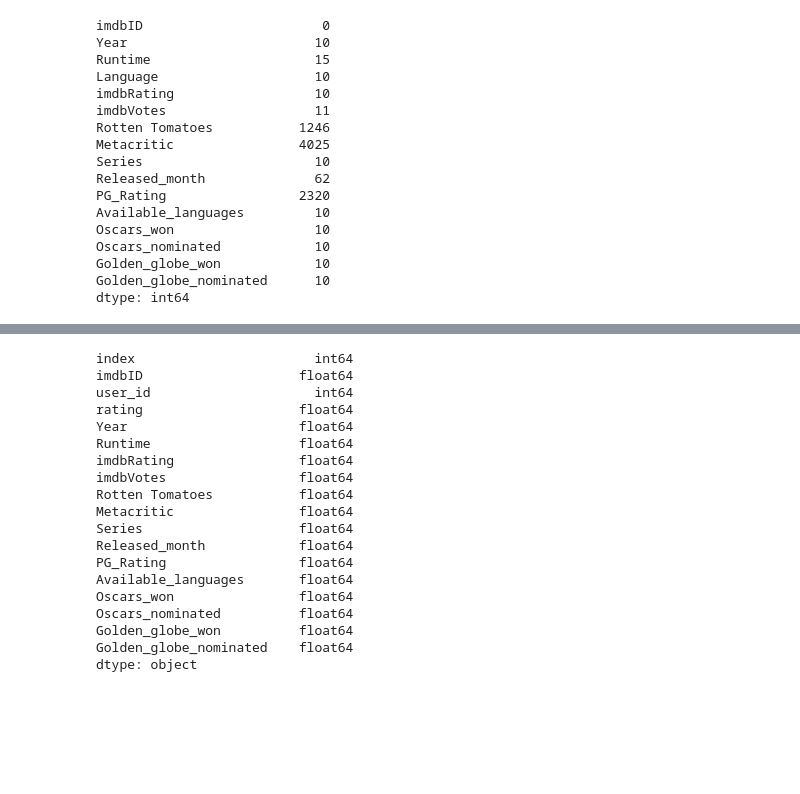
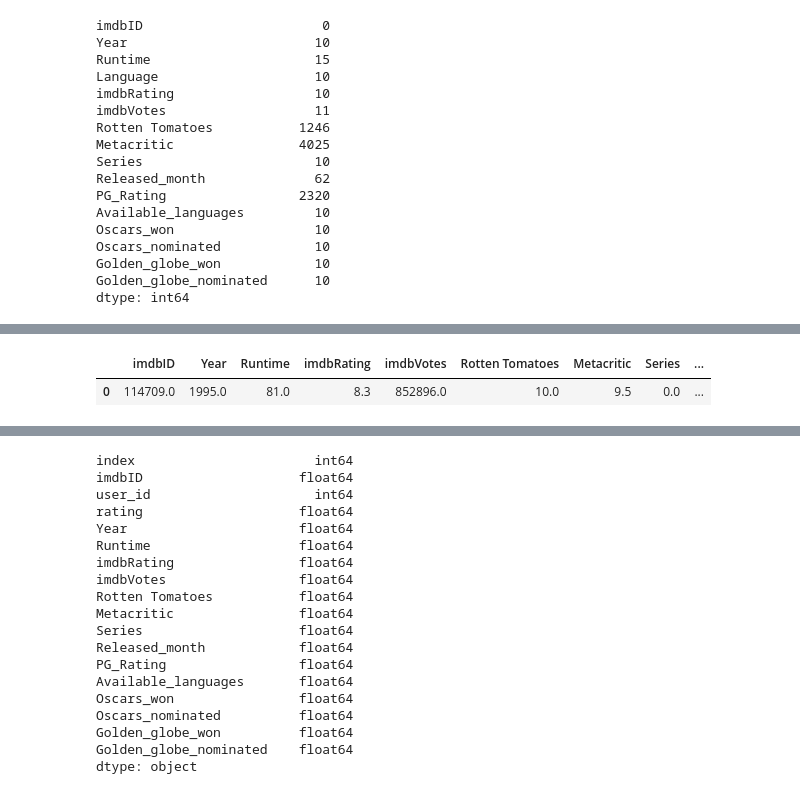
Before and after one commit to yuayixio/MovieRatingPredictor, a Jupyter notebook: notebooks/ContentbasedFiltering/ContentBasedFiltering_Try_Carmen.ipynb, the cells around one changed output, grey strips where cells are left out. Saved outputs shown, nothing was run; the diff lists cells and outputs as text; code cells hidden in the pictures; blank space fills up the shorter version.

```diff
--- a/notebooks/ContentbasedFiltering/ContentBasedFiltering_Try_Carmen.ipynb
+++ b/notebooks/ContentbasedFiltering/ContentBasedFiltering_Try_Carmen.ipynb
@@ -225,0 +160,6 @@ merged_data.reset_index(inplace=True)
+# %%
+# show first entry
+omdb.loc[omdb['imdbID'] == 114709]
+# %% [output]
+|  | imdbID | Year | Runtime | imdbRating | imdbVotes | Rotten Tomatoes | Metacritic | Series | ... |
+| 0 | 114709.0 | 1995.0 | 81.0 | 8.3 | 852896.0 | 10.0 | 9.5 | 0.0 | ... |
```
Also changed, not shown: parts of 44 cells of this notebook, 1 other file.
